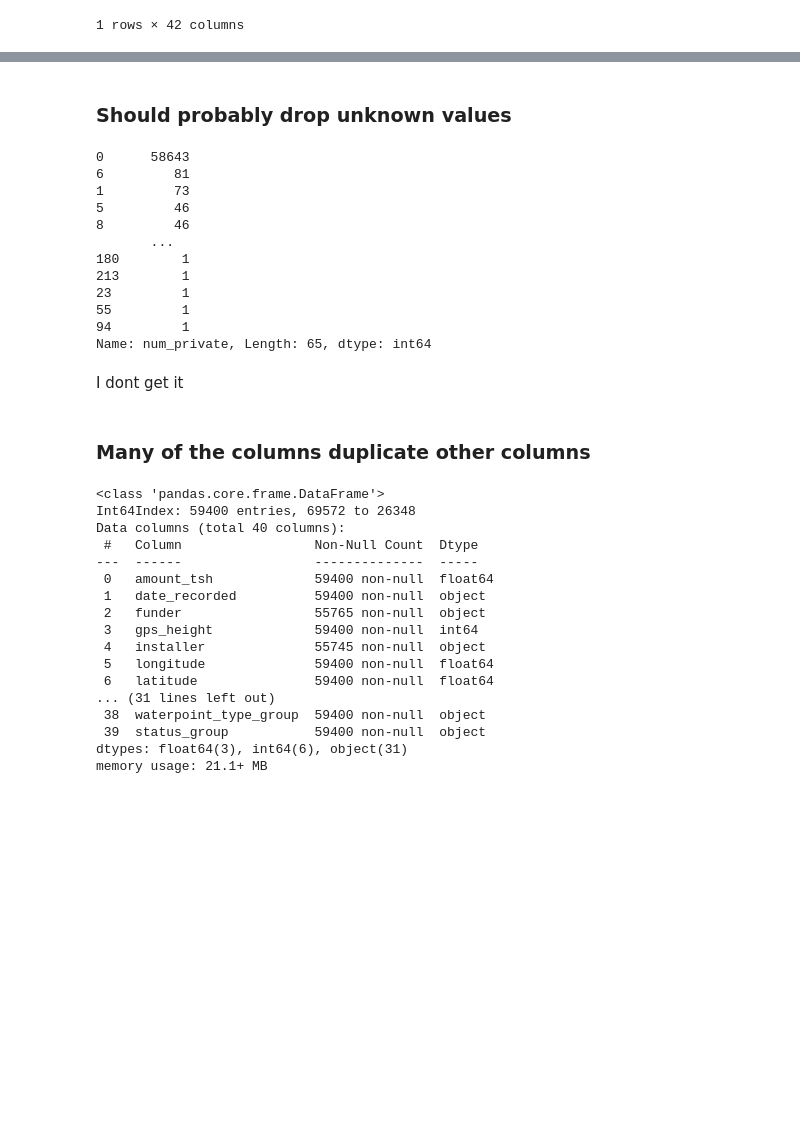
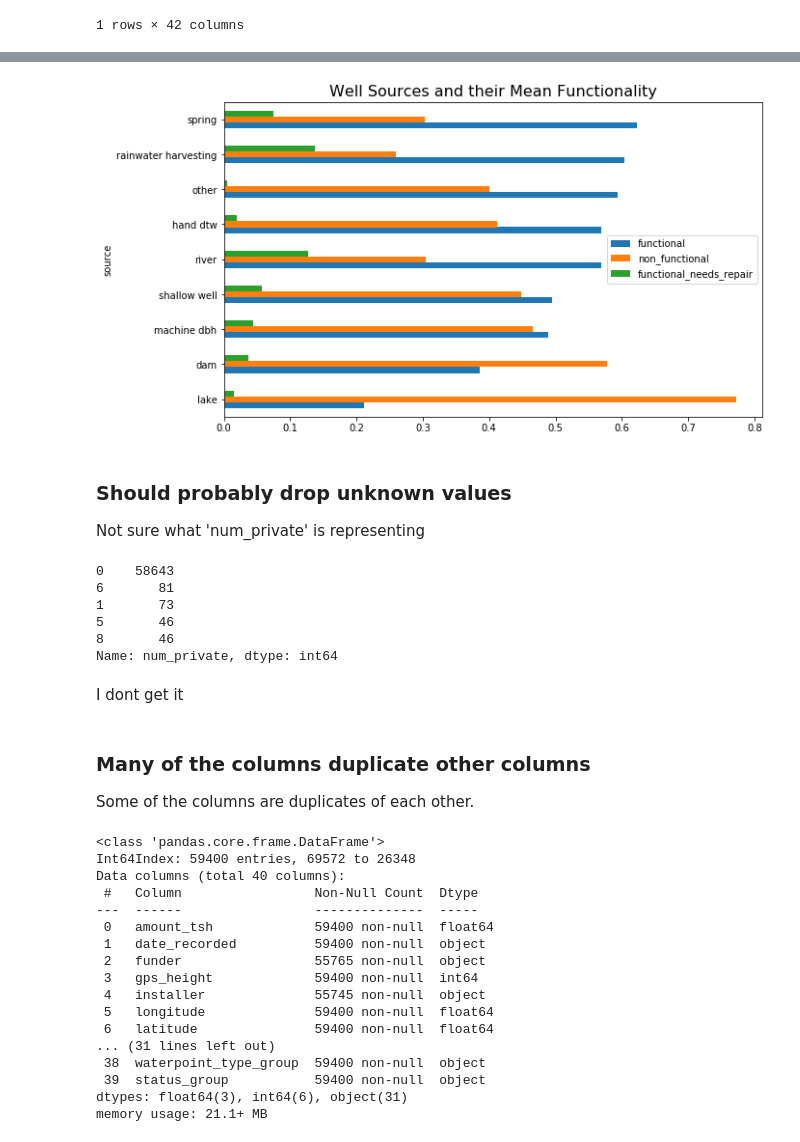
Before and after one commit to jneums/tanzania, a Jupyter notebook: notebooks/eda.ipynb, the cells around one changed output, grey strips where cells are left out. Drawn from its saved outputs; the diff is of its cells as text; code cells hidden in the pictures; blank space fills up the shorter version.

```diff
--- a/notebooks/eda.ipynb
+++ b/notebooks/eda.ipynb
@@ -68,21 +97,25 @@ water_sources_df.sort_values(columns[2], ascending=False)
+# %%
+# removing 'unknown'
+water_sources_df = water_sources_df[water_sources_df['source'] != 'unknown']
+# %%
+water_sources_df.sort_values(['functional', 'functional_needs_repair', 'non_functional']).set_index('source').plot.barh(figsize=(10, 6))
+plt.title('Well Sources and their Mean Functionality', fontsize=16);
+# %% [output]
+[figure, added]
 # %% [markdown]
 ### Should probably drop unknown values
+Not sure what 'num_private' is representing
 # %%
-df['num_private'].value_counts()
+df['num_private'].value_counts().head()
 # %% [output]
-0      58643
-6         81
-1         73
-5         46
-8         46
-       ...
-180        1
-213        1
-23         1
-55         1
-94         1
-Name: num_private, Length: 65, dtype: int64
+0    58643
+6       81
+1       73
+5       46
+8       46
+Name: num_private, dtype: int64
 # %% [markdown]
 I dont get it
 # %% [markdown]
 ### Many of the columns duplicate other columns
+Some of the columns are duplicates of each other.
```
Also changed, not shown: parts of 33 cells of this notebook, 3 other files.
